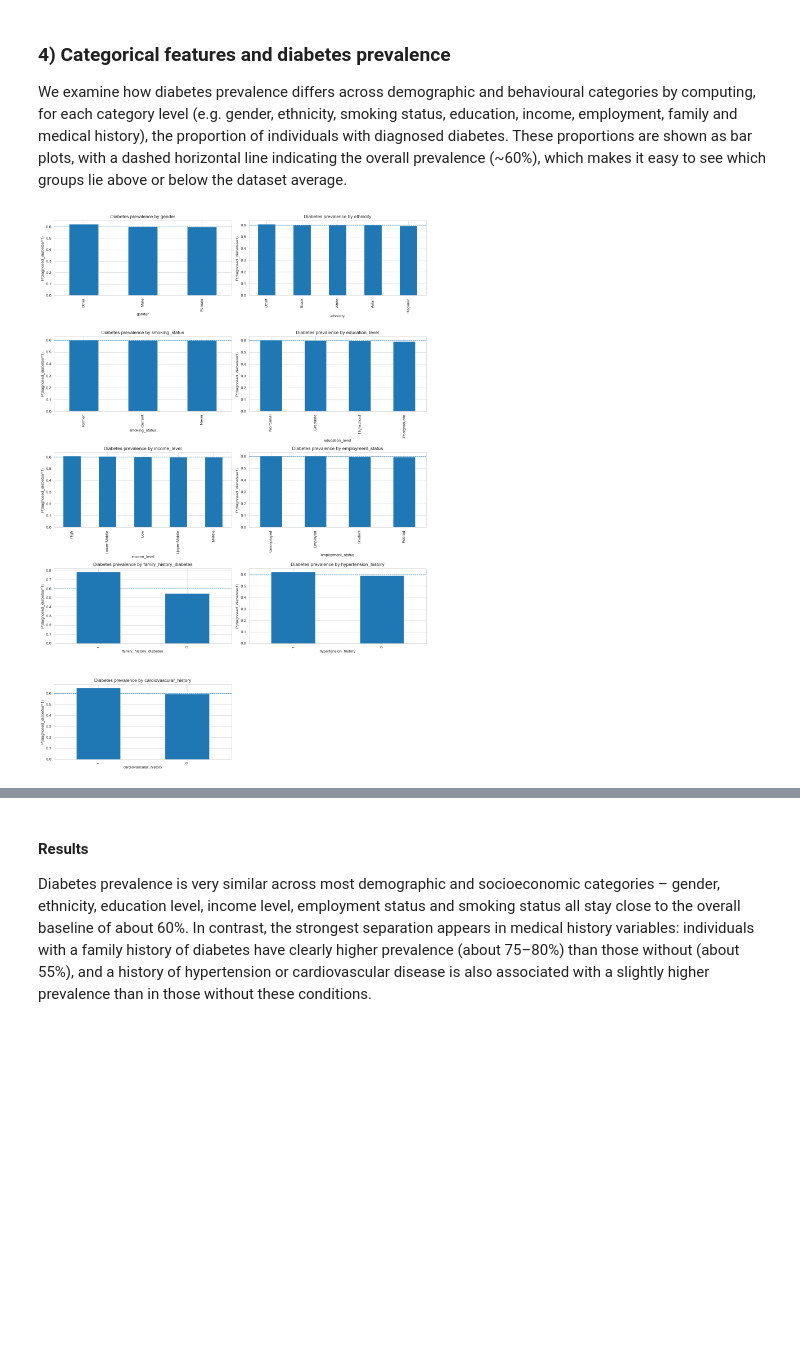
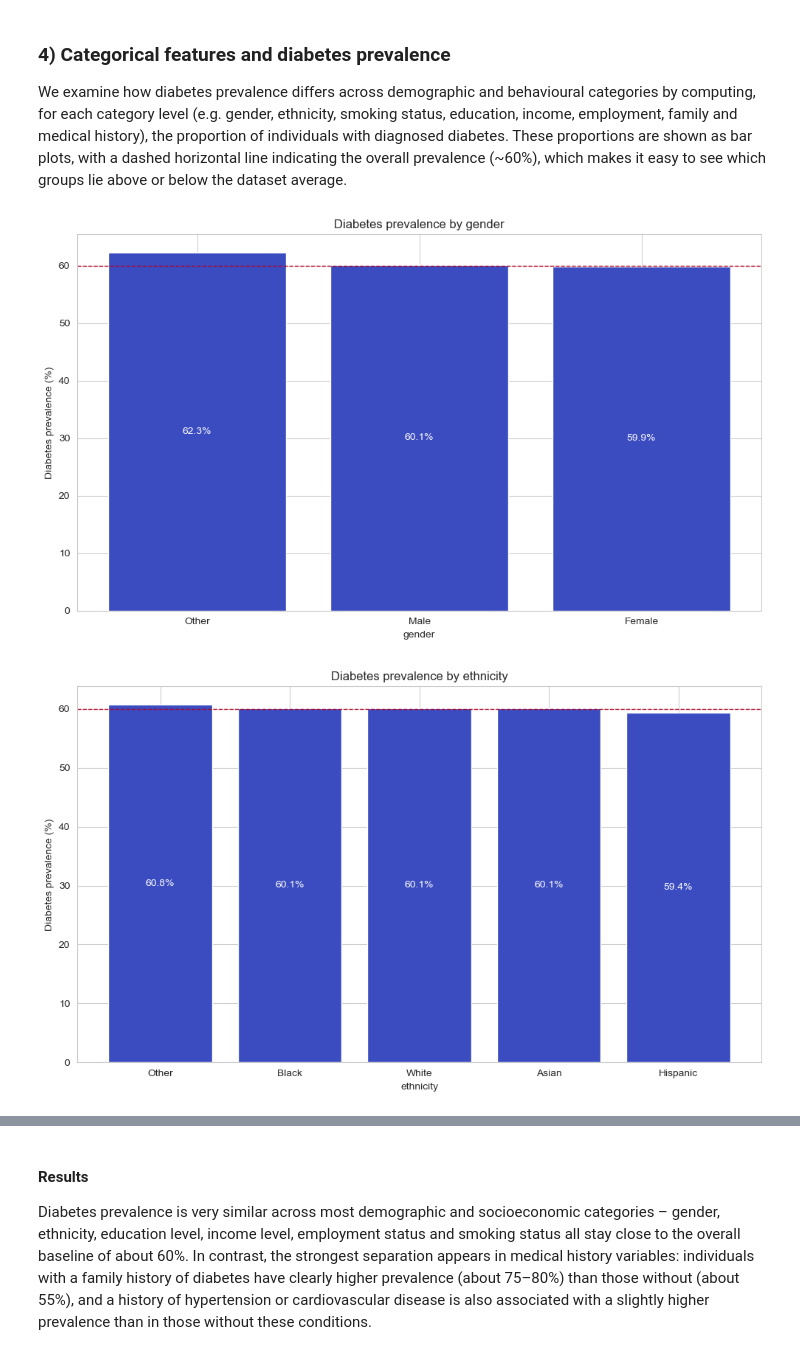
Before and after one commit to sofiaapri/IDS2025-Diabetes-Prediction, a Jupyter notebook: notebooks/EDA.ipynb, the cells around one changed output, grey strips where cells are left out. Cells and saved outputs as stored; diff of their text form; code cells hidden in the pictures; blank space fills up the shorter version.

Commit message:
Update EDA and prevalence plots

```diff
--- a/notebooks/EDA.ipynb
+++ b/notebooks/EDA.ipynb
@@ -312,29 +312,47 @@ The KDE plots show clear group shifts in several risk factors. Individuals with
 ### 4) Categorical features and diabetes prevalence
 
 We examine how diabetes prevalence differs across demographic and behavioural categories by computing, for each category level (e.g. gender, ethnicity, smoking status, education, income, employment, family and medical history), the proportion of individuals with diagnosed diabetes. These proportions are shown as bar plots, with a dashed horizontal line indicating the overall prevalence (~60%), which makes it easy to see which groups lie above or below the dataset average.
+# %%
+df_plot = df.copy()
+
+for col in df_plot.columns:
+    if col in ["diagnosed_diabetes", "diabetes_stage"]:
+        continue
+
+    uniques = df_plot[col].dropna().unique()
+    if set(uniques) == {0, 1}:
+        df_plot[col] = df_plot[col].map({0: "No", 1: "Yes"})
 # %%
 cat_cols = ["gender","ethnicity","smoking_status","education_level",
             "income_level","employment_status",
             "family_history_diabetes","hypertension_history","cardiovascular_history"]
-cat_cols = [c for c in cat_cols if c in df.columns]
+cat_cols = [c for c in cat_cols if c in df_plot.columns]
+dark_blue = plt.cm.coolwarm(0.0)
+baseline_red = plt.cm.coolwarm(1.0)
 
-cols = 2
-rows = int(np.ceil(len(cat_cols) / cols))
-fig, axes = plt.subplots(rows, cols, figsize=(14, 4*rows))
-axes = np.array(axes).reshape(-1)
+for col in cat_cols:
+    prev = (df_plot.groupby(col)["diagnosed_diabetes"].mean()*100).sort_values(ascending=False)
+    plt.figure(figsize=(10, 6))
+    bars = plt.bar(prev.index, prev.values, color=dark_blue)
+    plt.ylabel("Diabetes prevalence (%)")
+    plt.xlabel(col)
+    plt.title(f"Diabetes prevalence by {col}")
 
-for ax, col in zip(axes, cat_cols):
-    prev = df.groupby(col)["diagnosed_diabetes"].mean().sort_values(ascending=False)
-    prev.plot(kind="bar", ax=ax)
-    ax.axhline(df["diagnosed_diabetes"].mean(), linestyle="--", linewidth=1)  # overall baseline
-    ax.set_title(f"Diabetes prevalence by {col}")
-    ax.set_ylabel("P(diagnosed_diabetes=1)")
-    ax.set_xlabel(col)
+    for bar, value in zip(bars, prev.values):
+        height = bar.get_height()
+        plt.text(
+            bar.get_x() + bar.get_width()/2,
+            height * 0.5,
+            f"{value:.1f}%",
+            ha="center", va="center",
+            fontsize=10,
+            color="white" if height > 10 else "black",
+        )
 
-for ax in axes[len(cat_cols):]:
-    ax.axis("off")
-
-plt.tight_layout()
-plt.show()
+    plt.axhline((df["diagnosed_diabetes"].mean()*100), linestyle="--", linewidth=1, color=baseline_red)  # overall baseline
+    plt.tight_layout()
+    plt.savefig(f"{col}_prevalence.svg", format="svg")
+    plt.show()
 # %% [output]
-[figure, old version]
+[figure, new version]
+[figure, added]
```
Also changed, not shown: parts of 3 cells of this notebook, 13 other files.
